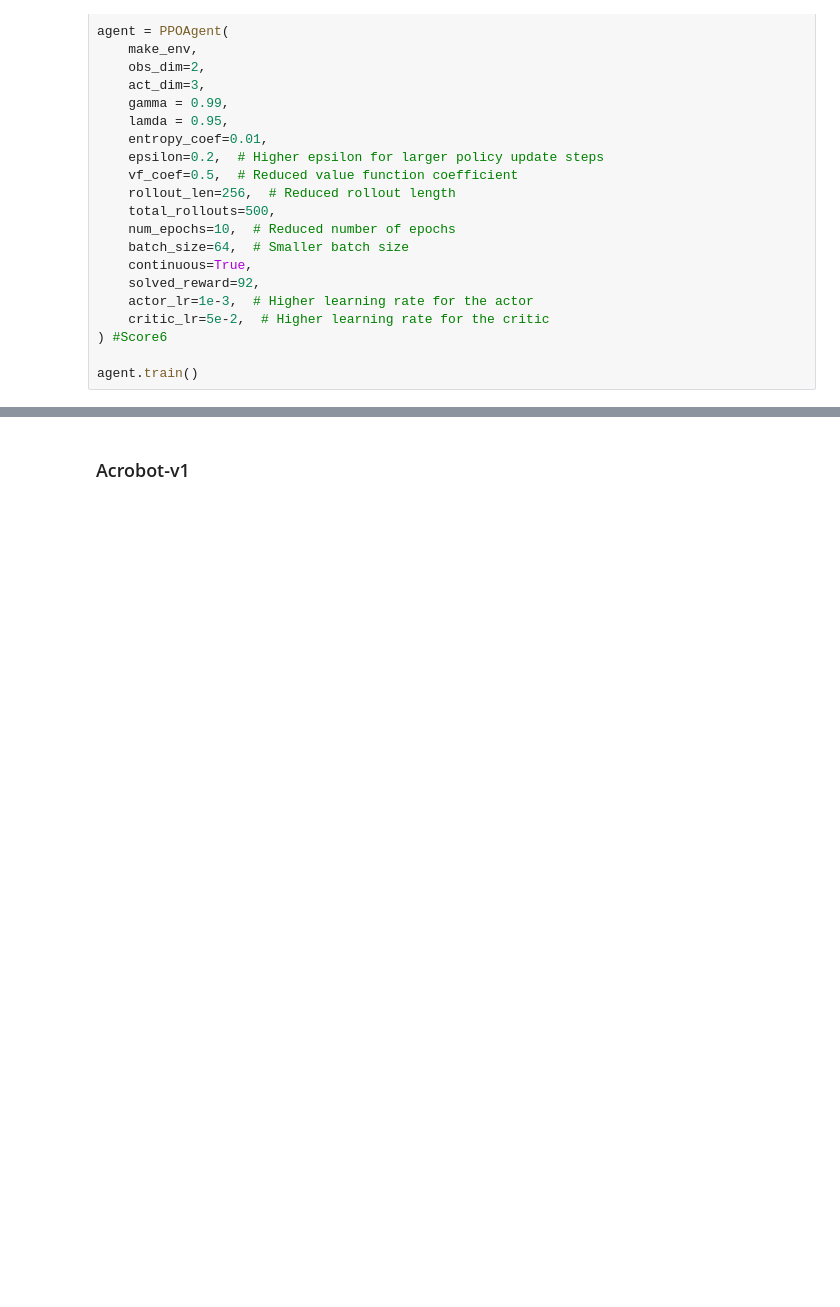
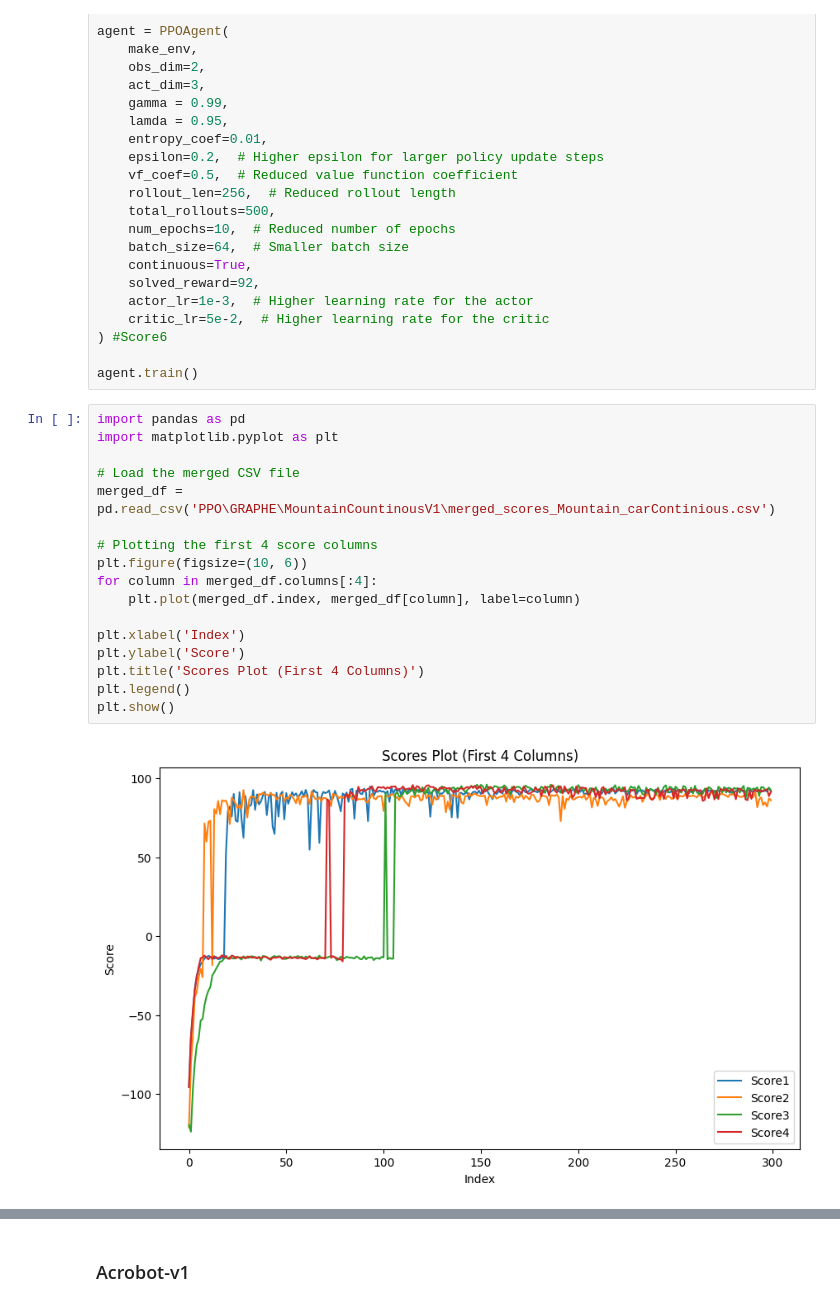
Before and after one commit to mischamez48/PRL_PPO-SAC_ImplPRL_PPO-SAC_Implementationementation, a Jupyter notebook: ppo.ipynb, the cells around one changed output, grey strips where cells are left out. Saved outputs shown, nothing was run; the diff lists cells and outputs as text; blank space fills up the shorter version.

```diff
--- a/ppo.ipynb
+++ b/ppo.ipynb
@@ -118,3 +150,22 @@ agent = PPOAgent(
 ) #Score6
 
 agent.train()
+# %%
+import pandas as pd
+import matplotlib.pyplot as plt
+
+# Load the merged CSV file
+merged_df = pd.read_csv('PPO\GRAPHE\MountainCountinousV1\merged_scores_Mountain_carContinious.csv')
+
+# Plotting the first 4 score columns
+plt.figure(figsize=(10, 6))
+for column in merged_df.columns[:4]:
+    plt.plot(merged_df.index, merged_df[column], label=column)
+
+plt.xlabel('Index')
+plt.ylabel('Score')
+plt.title('Scores Plot (First 4 Columns)')
+plt.legend()
+plt.show()
+# %% [output]
+[figure, added]
```
Also changed, not shown: parts of 6 cells of this notebook, 3 other files.
